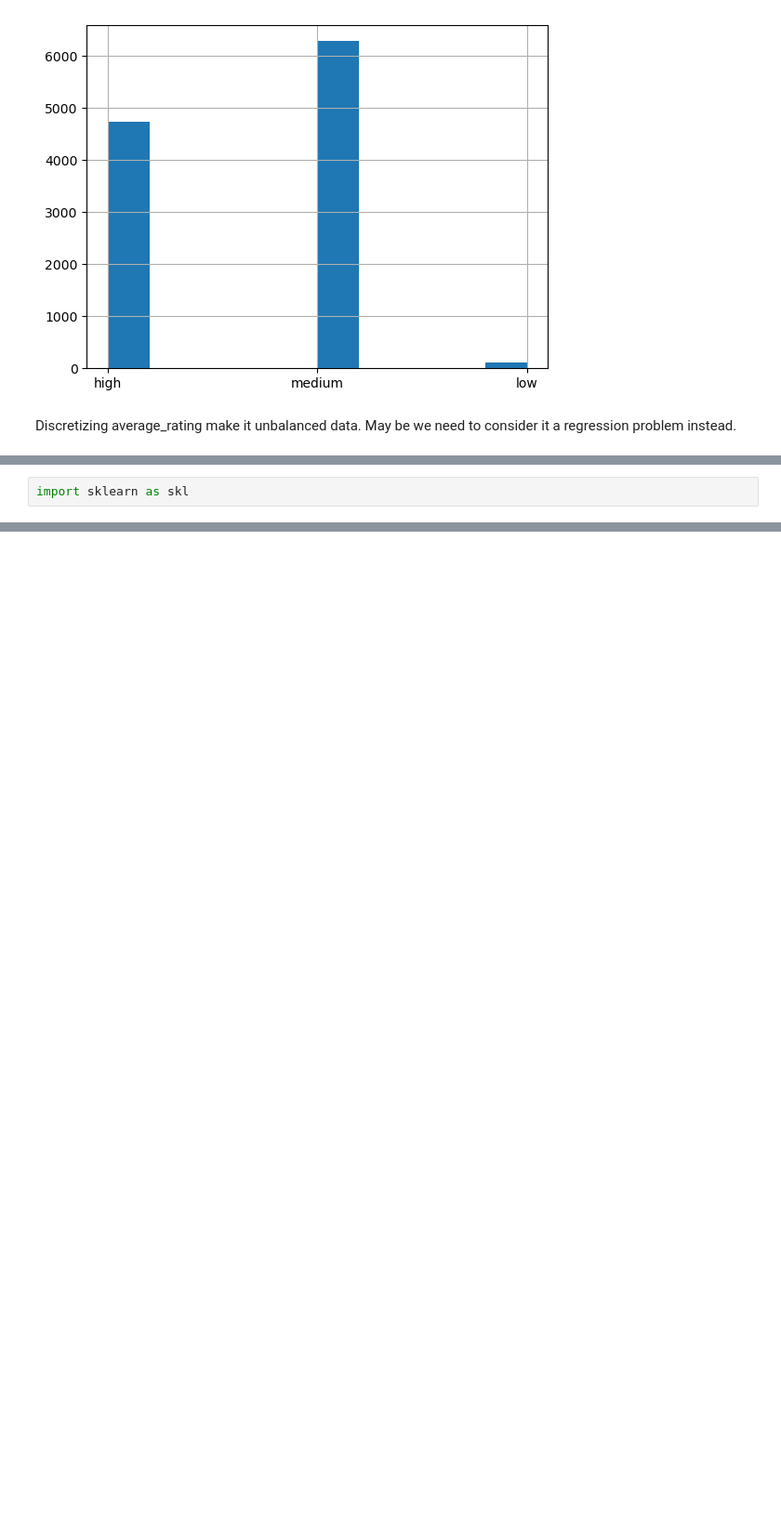
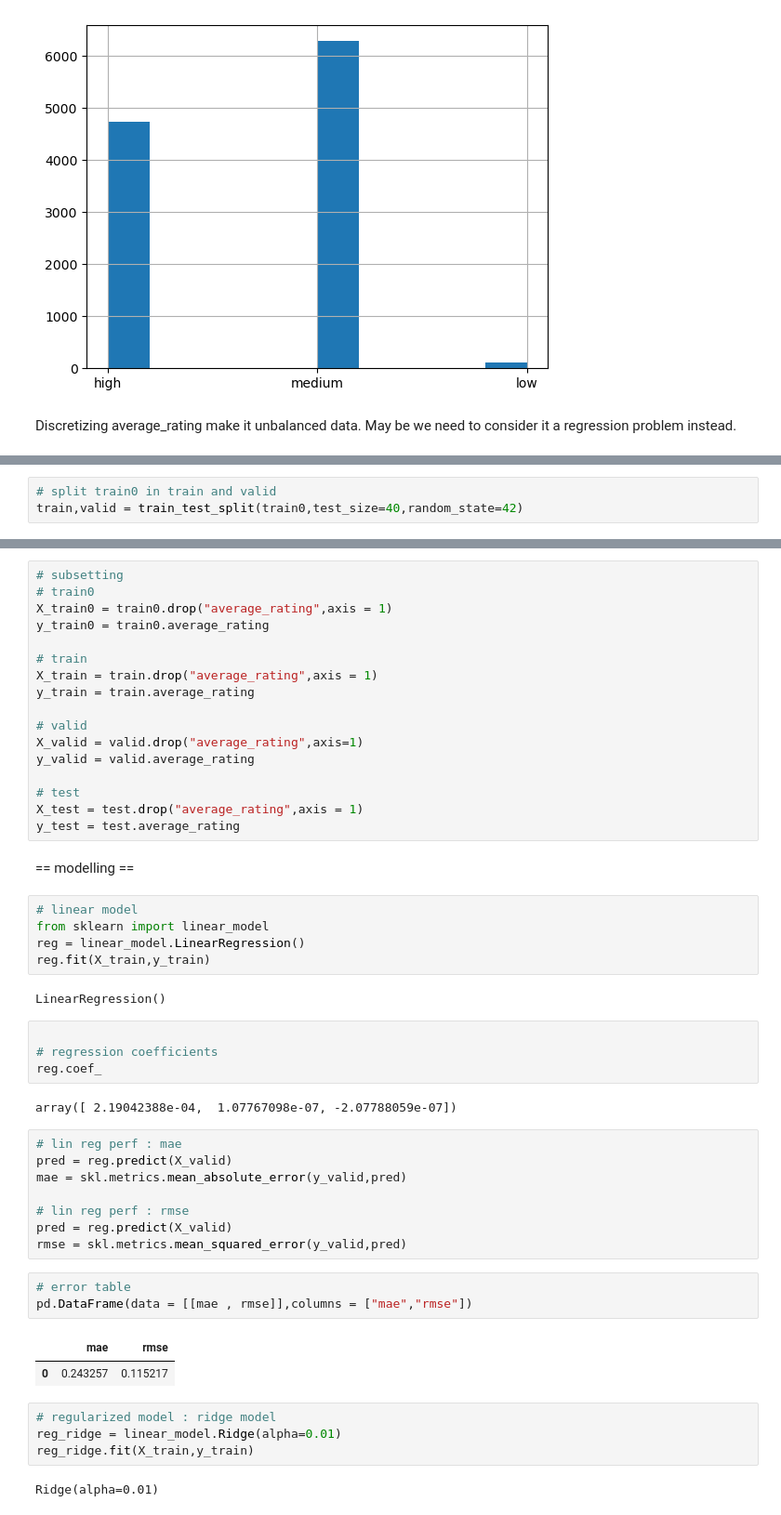
Before and after one commit to phenixMaster/books_rating_project_python_main, a Jupyter notebook: Python_labs_project.ipynb, the cells around one changed output, grey strips where cells are left out. Shown: that part at 93% size. Cells and saved outputs as stored; diff of their text form; blank space fills up the shorter version.

```diff
--- a/Python_labs_project.ipynb
+++ b/Python_labs_project.ipynb
@@ -376,2 +381,3 @@ import seaborn as sns
 # %%
-import sklearn as skl
+# split train0 in train and valid
+train,valid = train_test_split(train0,test_size=40,random_state=42)
@@ -379,0 +388,52 @@ ModuleNotFoundError: No module named 'sklearn'
+# %%
+# subsetting
+# train0
+X_train0 = train0.drop("average_rating",axis = 1)
+y_train0 = train0.average_rating
+
+# train
+X_train = train.drop("average_rating",axis = 1)
+y_train = train.average_rating
+
+# valid
+X_valid = valid.drop("average_rating",axis=1)
+y_valid = valid.average_rating
+
+# test
+X_test = test.drop("average_rating",axis = 1)
+y_test = test.average_rating
+# %% [markdown]
+== modelling ==
+# %%
+# linear model
+from sklearn import linear_model
+reg = linear_model.LinearRegression()
+reg.fit(X_train,y_train)
+# %% [output]
+LinearRegression()
+# %%
+
+# regression coefficients
+reg.coef_
+# %% [output]
+array([ 2.19042388e-04,  1.07767098e-07, -2.07788059e-07])
+# %%
+# lin reg perf : mae
+pred = reg.predict(X_valid)
+mae = skl.metrics.mean_absolute_error(y_valid,pred)
+
+# lin reg perf : rmse
+pred = reg.predict(X_valid)
+rmse = skl.metrics.mean_squared_error(y_valid,pred)
+# %%
+# error table
+pd.DataFrame(data = [[mae , rmse]],columns = ["mae","rmse"])
+# %% [output]
+|  | mae | rmse |
+| 0 | 0.243257 | 0.115217 |
+# %%
+# regularized model : ridge model
+reg_ridge = linear_model.Ridge(alpha=0.01)
+reg_ridge.fit(X_train,y_train)
+# %% [output]
+Ridge(alpha=0.01)
```
Also changed, not shown: parts of 7 cells of this notebook.
